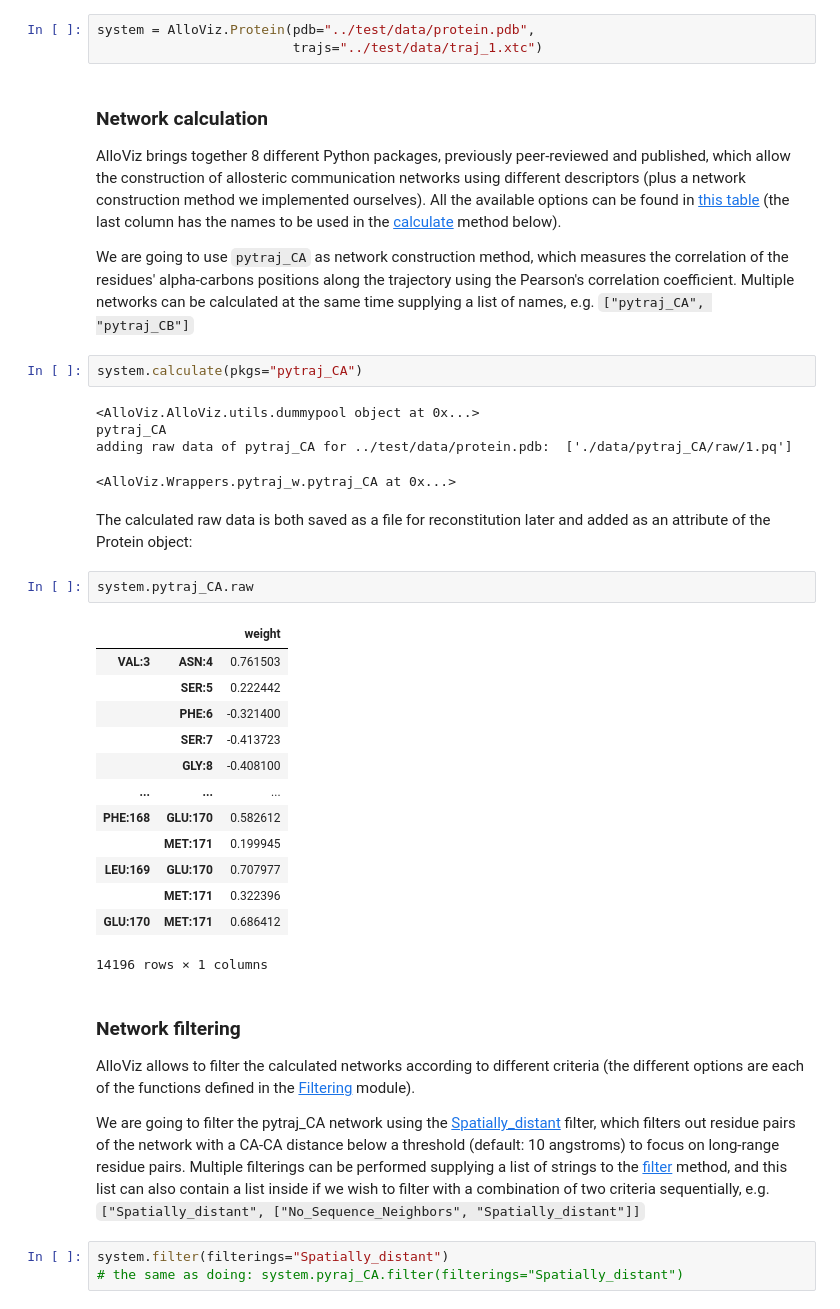
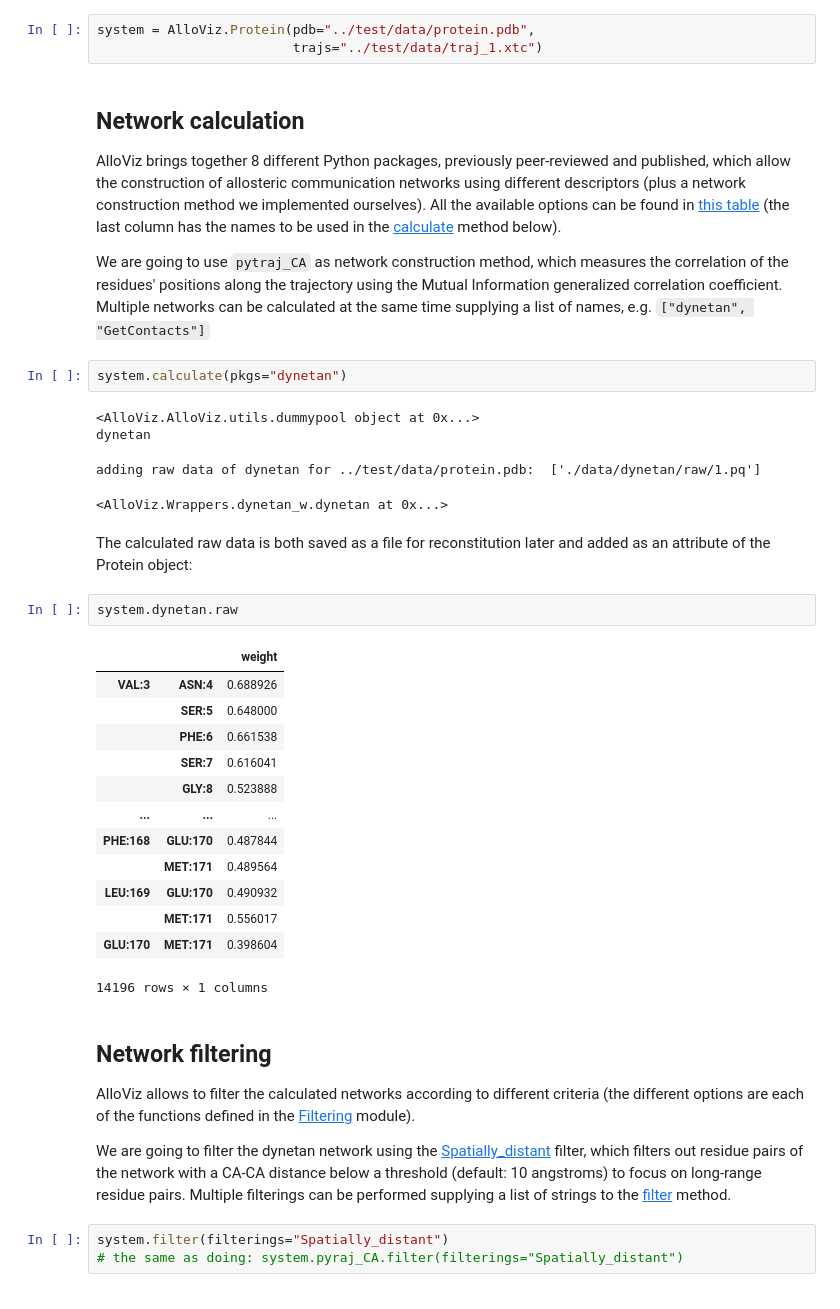
Before and after one commit to frannerin/AlloViz, a Jupyter notebook: notebooks/quickstart.ipynb, the cells around one changed output. Cells and saved outputs as stored; diff of their text form.

```diff
--- a/notebooks/quickstart.ipynb
+++ b/notebooks/quickstart.ipynb
@@ -12,42 +12,42 @@ A structure and strided Molecular Dynamics simulation of SARS-CoV2's NSP3 protei
 system = AlloViz.Protein(pdb="../test/data/protein.pdb",
                          trajs="../test/data/traj_1.xtc")
 # %% [markdown]
-### Network calculation
+## Network calculation
 
 AlloViz brings together 8 different Python packages, previously peer-reviewed and published, which allow the construction of allosteric communication networks using different descriptors (plus a network construction method we implemented ourselves). All the available options can be found in [this table](../table.rst) (the last column has the names to be used in the [calculate](../api/AlloViz.Protein.calculate.rst) method below).
 
-We are going to use `pytraj_CA` as network construction method, which measures the correlation of the residues' alpha-carbons positions along the trajectory using the Pearson's correlation coefficient. Multiple networks can be calculated at the same time supplying a list of names, e.g. `["pytraj_CA", "pytraj_CB"]`
+We are going to use `pytraj_CA` as network construction method, which measures the correlation of the residues' positions along the trajectory using the Mutual Information generalized correlation coefficient. Multiple networks can be calculated at the same time supplying a list of names, e.g. `["dynetan", "GetContacts"]`
 # %%
-system.calculate(pkgs="pytraj_CA")
+system.calculate(pkgs="dynetan")
 # %% [output]
 <AlloViz.AlloViz.utils.dummypool object at 0x...>
-pytraj_CA
-adding raw data of pytraj_CA for ../test/data/protein.pdb:  ['./data/pytraj_CA/raw/1.pq']
+dynetan
-<AlloViz.Wrappers.pytraj_w.pytraj_CA at 0x...>
+adding raw data of dynetan for ../test/data/protein.pdb:  ['./data/dynetan/raw/1.pq']
+<AlloViz.Wrappers.dynetan_w.dynetan at 0x...>
 # %% [markdown]
 The calculated raw data is both saved as a file for reconstitution later and added as an attribute of the Protein object:
 # %%
-system.pytraj_CA.raw
+system.dynetan.raw
 # %% [output]
 |  |  | weight |
-| VAL:3 | ASN:4 | 0.761503 |
-|  | SER:5 | 0.222442 |
-|  | PHE:6 | -0.321400 |
-|  | SER:7 | -0.413723 |
-|  | GLY:8 | -0.408100 |
+| VAL:3 | ASN:4 | 0.688926 |
+|  | SER:5 | 0.648000 |
+|  | PHE:6 | 0.661538 |
+|  | SER:7 | 0.616041 |
+|  | GLY:8 | 0.523888 |
 | ... | ... | ... |
-| PHE:168 | GLU:170 | 0.582612 |
-|  | MET:171 | 0.199945 |
-| LEU:169 | GLU:170 | 0.707977 |
-|  | MET:171 | 0.322396 |
-| GLU:170 | MET:171 | 0.686412 |
+| PHE:168 | GLU:170 | 0.487844 |
+|  | MET:171 | 0.489564 |
+| LEU:169 | GLU:170 | 0.490932 |
+|  | MET:171 | 0.556017 |
+| GLU:170 | MET:171 | 0.398604 |
 14196 rows × 1 columns
 # %% [markdown]
-### Network filtering
+## Network filtering
 
 AlloViz allows to filter the calculated networks according to different criteria (the different options are each of the functions defined in the [Filtering](../api/AlloViz.AlloViz.Filtering.rst) module).
 
-We are going to filter the pytraj_CA network using the [Spatially_distant](../api/AlloViz.AlloViz.Filtering.Spatially_distant.rst) filter, which filters out residue pairs of the network with a CA-CA distance below a threshold (default: 10 angstroms) to focus on long-range residue pairs. Multiple filterings can be performed supplying a list of strings to the [filter](../api/AlloViz.Protein.filter.rst) method, and this list can also contain a list inside if we wish to filter with a combination of two criteria sequentially, e.g. `["Spatially_distant", ["No_Sequence_Neighbors", "Spatially_distant"]]`
+We are going to filter the dynetan network using the [Spatially_distant](../api/AlloViz.AlloViz.Filtering.Spatially_distant.rst) filter, which filters out residue pairs of the network with a CA-CA distance below a threshold (default: 10 angstroms) to focus on long-range residue pairs. Multiple filterings can be performed supplying a list of strings to the [filter](../api/AlloViz.Protein.filter.rst) method.
 # %%
 system.filter(filterings="Spatially_distant")
 # the same as doing: system.pyraj_CA.filter(filterings="Spatially_distant")
```
Also changed, not shown: parts of 7 cells of this notebook, 13 other files.
